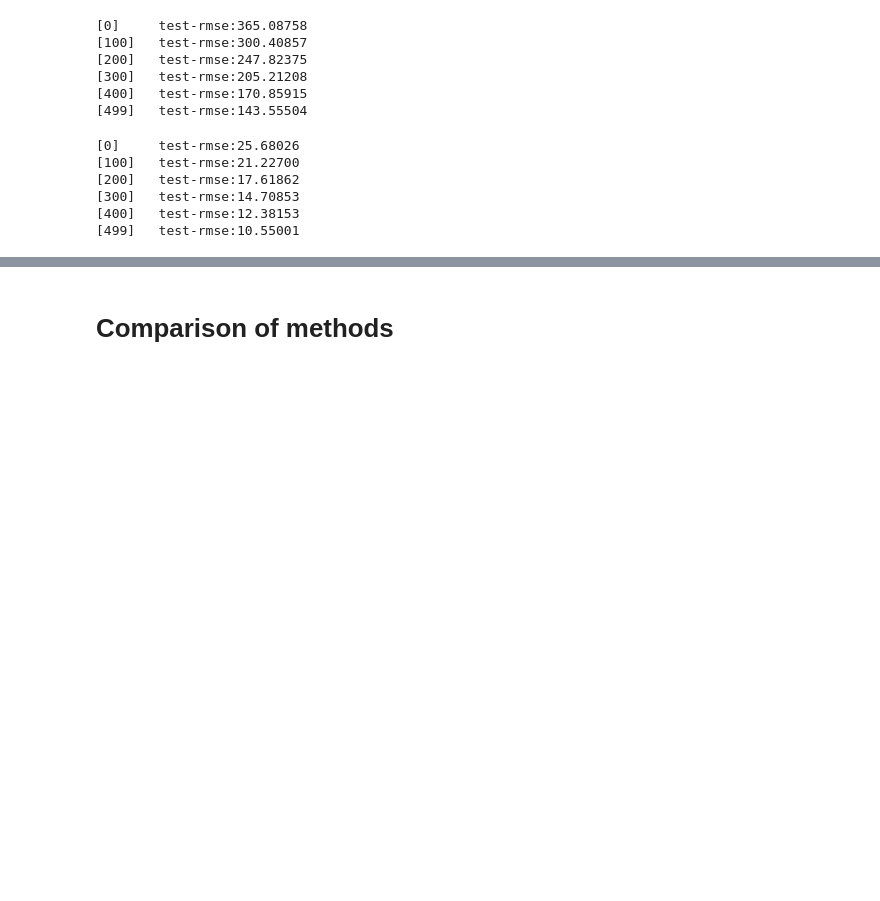
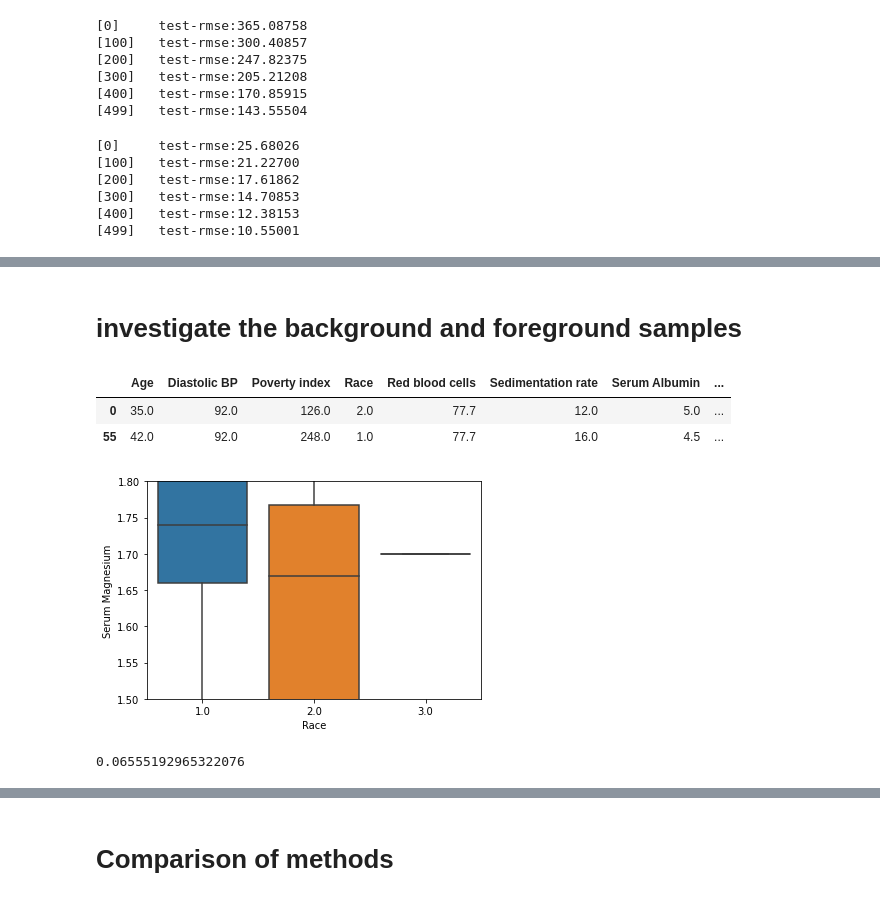
Before and after one commit to nathanwang000/Shapley-Flow, a Jupyter notebook: notebooks/NHANES1_survival.ipynb, the cells around one changed output, grey strips where cells are left out. Saved outputs shown, nothing was run; the diff lists cells and outputs as text; code cells hidden in the pictures; blank space fills up the shorter version.

```diff
--- a/notebooks/NHANES1_survival.ipynb
+++ b/notebooks/NHANES1_survival.ipynb
@@ -420,3 +420,19 @@ graph = build_feature_graph(X.fillna(X.mean()), causal_links, categorical_featur
 nsamples = 100
 explainer = GraphExplainer(graph, X, nruns=100)
 cf = explainer.shap_values(X[:nsamples])
+# %% [markdown]
+# investigate the background and foreground samples
+# %%
+sample_ind = 55 # 55, 66, 3, 22, 33
+ax = sns.boxplot(x="Race", y="Serum Magnesium", data=X[:nsamples])
+plt.ylim(1.5, 1.8)
+X.iloc[[0, sample_ind]]
+# %% [output]
+|  | Age | Diastolic BP | Poverty index | Race | Red blood cells | Sedimentation rate | Serum Albumin | ... |
+| 0 | 35.0 | 92.0 | 126.0 | 2.0 | 77.7 | 12.0 | 5.0 | ... |
+| 55 | 42.0 | 92.0 | 248.0 | 1.0 | 77.7 | 16.0 | 4.5 | ... |
+[figure, added]
+# %%
+X[X['Race']==1]['Serum Magnesium'].mean() - X[X['Race']==2]['Serum Magnesium'].mean()
+# %% [output]
+0.06555192965322076
```
Also changed, not shown: parts of 6 cells of this notebook, 7 other files.
